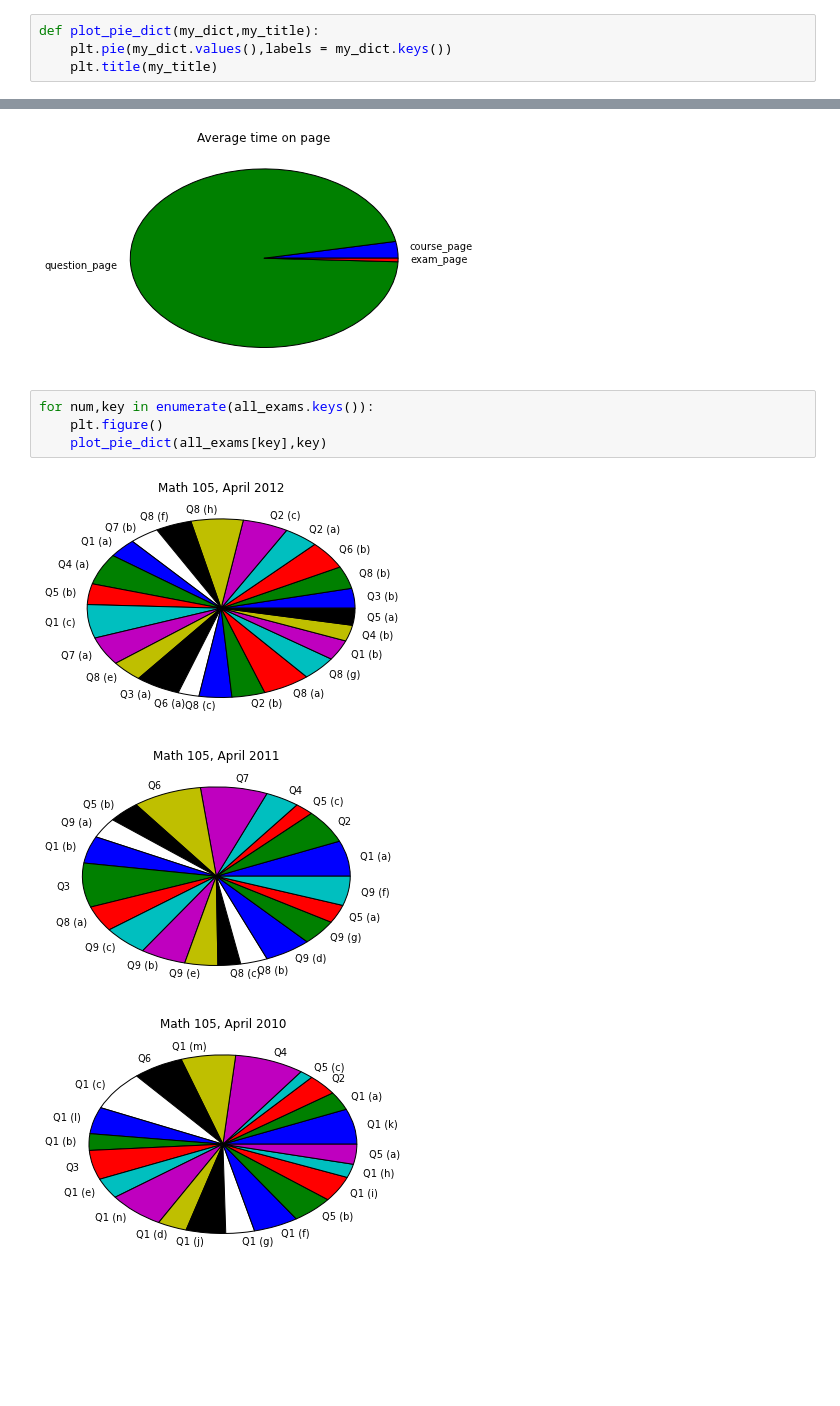
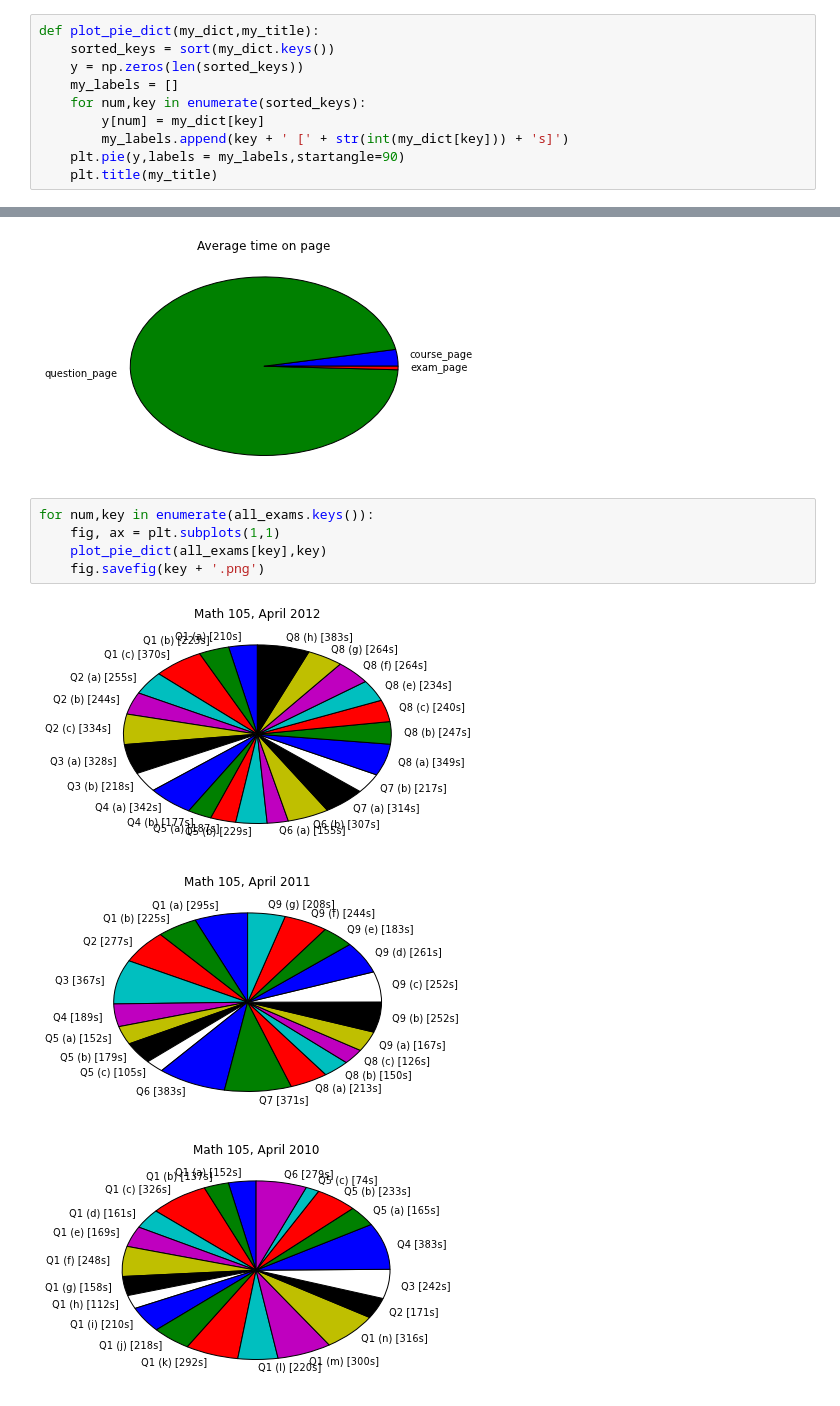
Before and after one commit to MathEducationResources/google-analytics, a Jupyter notebook: mer_py_google_analytics.ipynb, the cells around one changed output, grey strips where cells are left out. Cells and saved outputs as stored; diff of their text form; blank space fills up the shorter version.

Commit message:
Adds time (in seconds) to plot. Saves results as png file

```diff
--- a/mer_py_google_analytics.ipynb
+++ b/mer_py_google_analytics.ipynb
@@ -36,10 +36,16 @@ def average_time_on_page(line):
         return 0
 
     return float(seconds) + 60*float(minutes) + 60*60*float(hours)
-# %%
-def plot_pie_dict(my_dict,my_title):
-    plt.pie(my_dict.values(),labels = my_dict.keys())
-    plt.title(my_title)
+# %%
+def plot_pie_dict(my_dict,my_title):
+    sorted_keys = sort(my_dict.keys())
+    y = np.zeros(len(sorted_keys))
+    my_labels = []
+    for num,key in enumerate(sorted_keys):
+        y[num] = my_dict[key]
+        my_labels.append(key + ' [' + str(int(my_dict[key])) + 's]')
+    plt.pie(y,labels = my_labels,startangle=90)
+    plt.title(my_title)
 # %%
 def add_page_to_all_exams(all_exams,line):
     exam_name = get_exam_name(line)
@@ -82,9 +88,10 @@ plot_pie_dict(average_time,'Average time on page')
 [figure]
 # %%
 for num,key in enumerate(all_exams.keys()):
-    plt.figure()
+    fig, ax = plt.subplots(1,1)
     plot_pie_dict(all_exams[key],key)
+    fig.savefig(key + '.png')
 # %% [output]
-[figure, old version]
+[figure, new version]
-[figure, old version]
+[figure, new version]
-[figure, old version]
+[figure, new version]
```
Also changed, not shown: parts of 1 cell of this notebook, 1 other file.
